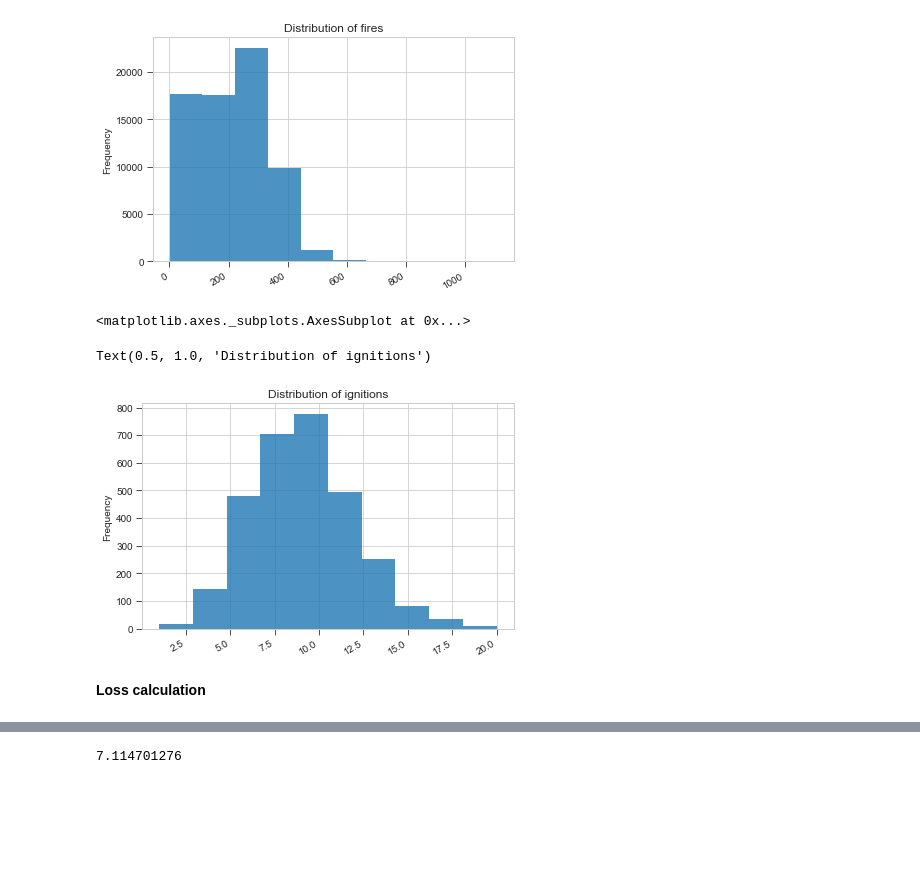
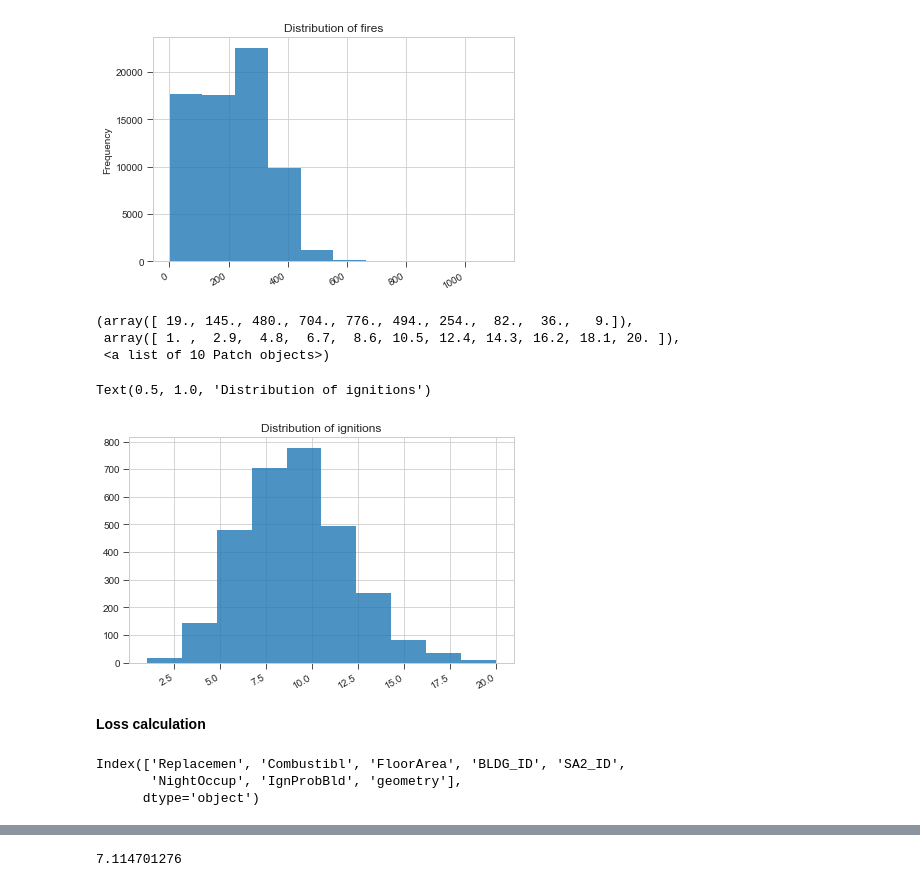
Before and after one commit to 37stu37/FFE, a Jupyter notebook: postprocessingFFE.ipynb, the cells around one changed output, grey strips where cells are left out. Cells and saved outputs as stored; diff of their text form; code cells hidden in the pictures; blank space fills up the shorter version.

```diff
--- a/postprocessingFFE.ipynb
+++ b/postprocessingFFE.ipynb
@@ -20,10 +21,11 @@ from IPython.core.interactiveshell import InteractiveShell
 InteractiveShell.ast_node_interactivity = "all"
 # %%
 # Paths
-p = Path('C:/Users/alexd/Dropbox/FFE')
+p = Path('/Users/alex/Dropbox/Work/GNS/008_FFE/ProbaFFE/FFE')
 pathShapefile = p / 'shapefile'
 pathParquets = p / 'output'
 
 print(len(os.listdir(pathParquets)))
+print(os.listdir(pathShapefile))
 # %% [output]
 2999
@@ -33,7 +36,7 @@ def read_and_concatenate_parquets(path=pathParquets):
     files = pathParquets.glob('*scenario*')
     for file in files:
 #         print(f'{file} loaded file \n {len(L)}/2999')
-        pqt = dd.read_parquet(file, engine='pyarrow')
+        pqt = dd.read_parquet(file, engine='auto')
         L.append(pqt)
     df = dd.concat(L)
     return df
@@ -50,7 +53,7 @@ def count_fid_occurences(df):
 def Merge(countDf,nameShapefile):
     gdfShape = gpd.read_file(pathShapefile / nameShapefile)
     gdfShape.insert(0, 'FID', range(0, len(gdfShape)))
-    m = pd.merge(countConcatDf,gdfShape, how='left',on='FID')
+#     m = pd.merge(countConcatDf,gdfShape, how='left',on='FID')
     merged = countDf.merge(gdfShape, on=['FID'], how='left')
     return merged
 
@@ -130,22 +135,26 @@ Text(0.5, 1.0, 'Distribution of fires')
 # %%
 c = concatDf.drop_duplicates('scenario').compute()
 
 plt.style.use('seaborn-whitegrid')
 fig, (ax1) = plt.subplots(nrows=1, ncols=1)#, figsize=(15, 10))
 
-c['InitialIgnitions'].plot('hist', ax=ax1, alpha=0.8)
+ax1.hist(c['InitialIgnitions'], alpha=0.8)
+# sns.distplot(c['InitialIgnitions'], ax=ax1)
+# c['InitialIgnitions'].plot('hist', ax=ax1, alpha=0.8)
 
 ax1.set_title('Distribution of ignitions')
 ax1.ticklabel_format(useOffset=False, style='plain')
 ax1.tick_params(direction="out", length=6)
 
 fig.autofmt_xdate()
 plt.tight_layout()
 # plt.savefig(pathShapefile / 'ComparisonGISvsNetwork_3000Burn.png', dpi=600)
 plt.show()
 # %% [output]
-<matplotlib.axes._subplots.AxesSubplot at 0x...>
+(array([ 19., 145., 480., 704., 776., 494., 254.,  82.,  36.,   9.]),
+ array([ 1. ,  2.9,  4.8,  6.7,  8.6, 10.5, 12.4, 14.3, 16.2, 18.1, 20. ]),
+ <a list of 10 Patch objects>)
 Text(0.5, 1.0, 'Distribution of ignitions')
-[figure, old version]
+[figure, new version]
 # %% [markdown]
 **Loss calculation**
@@ -155,0 +161,7 @@ ccDflossCum = ccDfLoss.groupby(['scenario'])['Replacemen'].sum().reset_index()
+# %%
+costDataShape = gpd.read_file(pathShapefile / 'WellWHV_Buildings.shp')
+costDataShape.columns
+# %% [output]
+Index(['Replacemen', 'Combustibl', 'FloorArea', 'BLDG_ID', 'SA2_ID',
+       'NightOccup', 'IgnProbBld', 'geometry'],
+      dtype='object')
```
Also changed, not shown: parts of 16 cells of this notebook, 1 other file.
